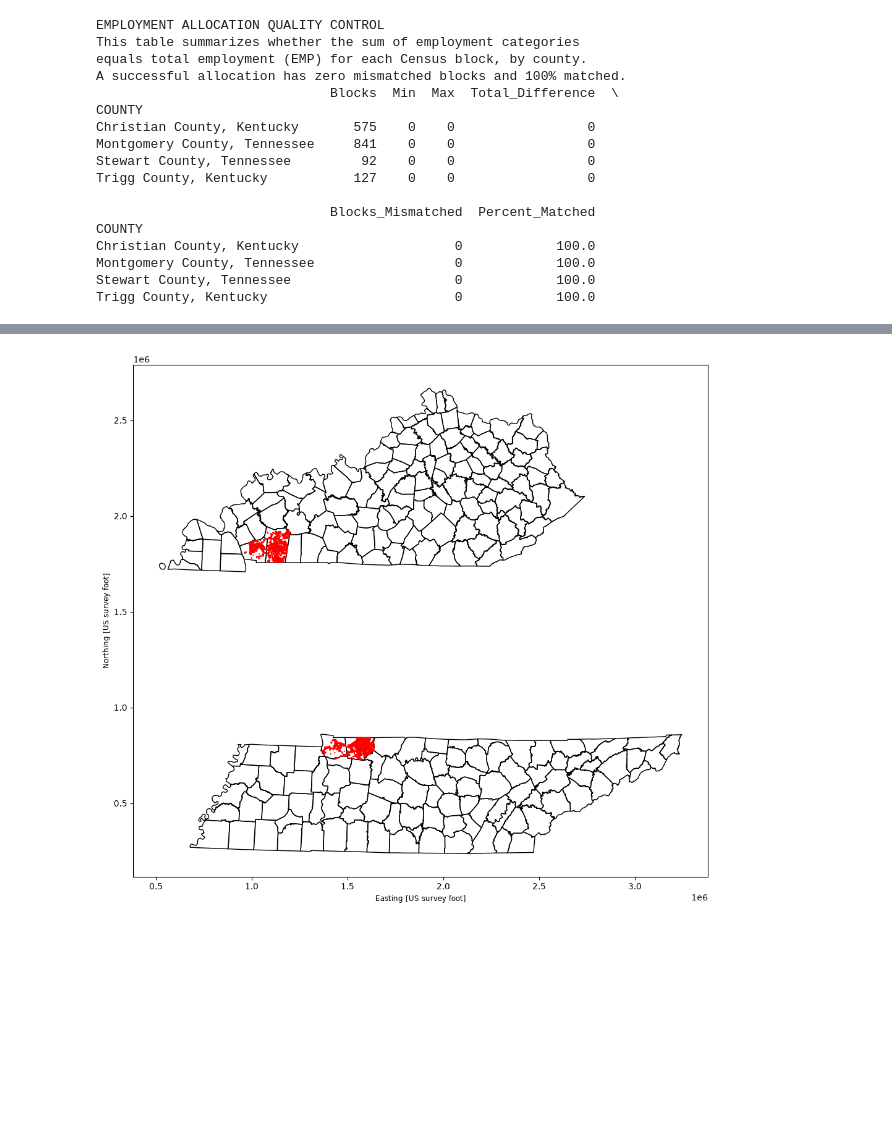
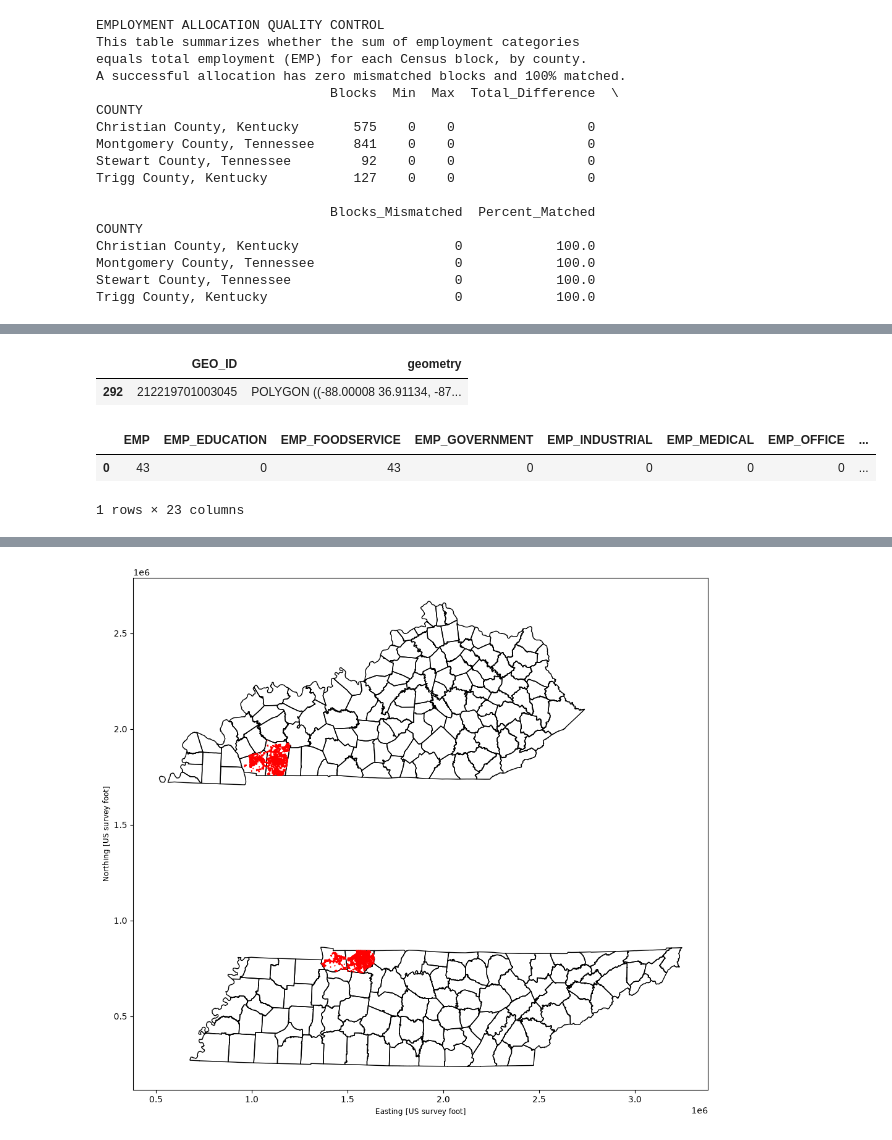
Before and after one commit to Greater-Nashville-Regional-Council/FCLUCS_Scenario_Planning, a Jupyter notebook: notebooks/Base Year Emp.ipynb, the cells around one changed output, grey strips where cells are left out. Cells and saved outputs as stored; diff of their text form; code cells hidden in the pictures; blank space fills up the shorter version.

```diff
--- a/notebooks/Base Year Emp.ipynb
+++ b/notebooks/Base Year Emp.ipynb
@@ -478 +486,12 @@ kybks['GEO_ID'] = kybks['GEO_ID'].astype(str)
+# %%
+kybks.head(1)
+# %% [output]
+|  | GEO_ID | geometry |
+| 292 | 212219701003045 | POLYGON ((-88.00008 36.91134, -87... |
+# %%
+ky_alloc.head(1)
+# %% [output]
+|  | EMP | EMP_EDUCATION | EMP_FOODSERVICE | EMP_GOVERNMENT | EMP_INDUSTRIAL | EMP_MEDICAL | EMP_OFFICE | ... |
+| 0 | 43 | 0 | 43 | 0 | 0 | 0 | 0 | ... |
+1 rows × 23 columns
 # %%
```
Also changed, not shown: parts of 19 cells of this notebook, 3 other files.
